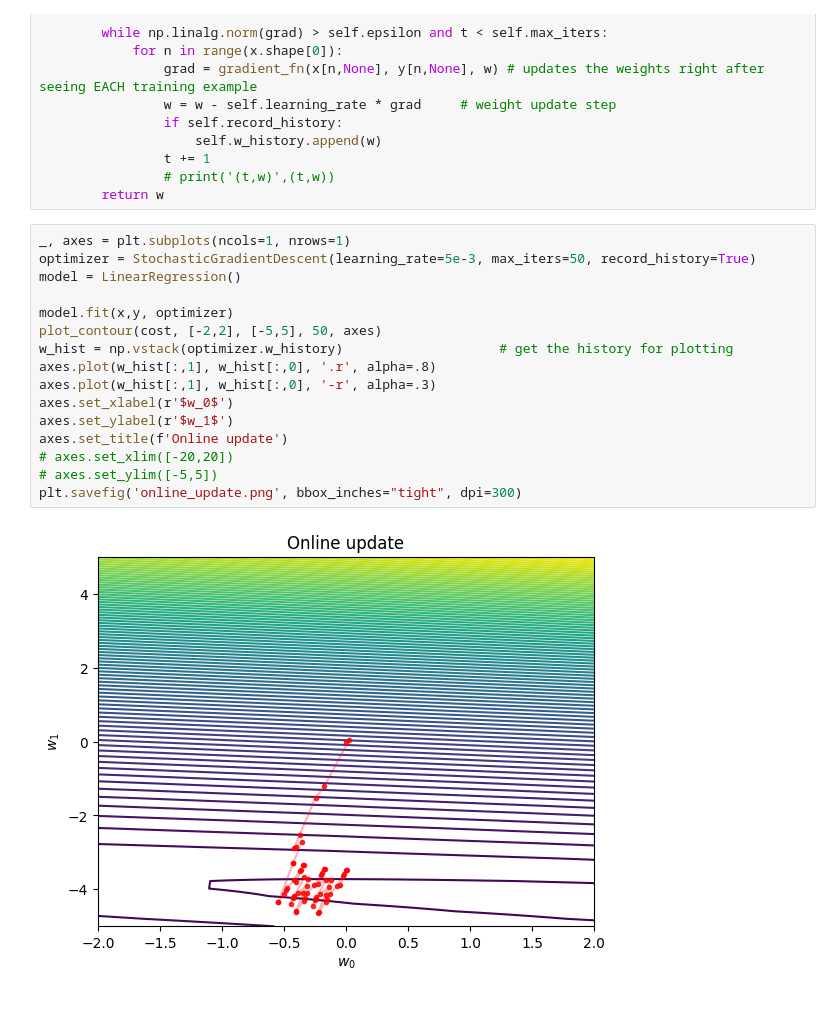
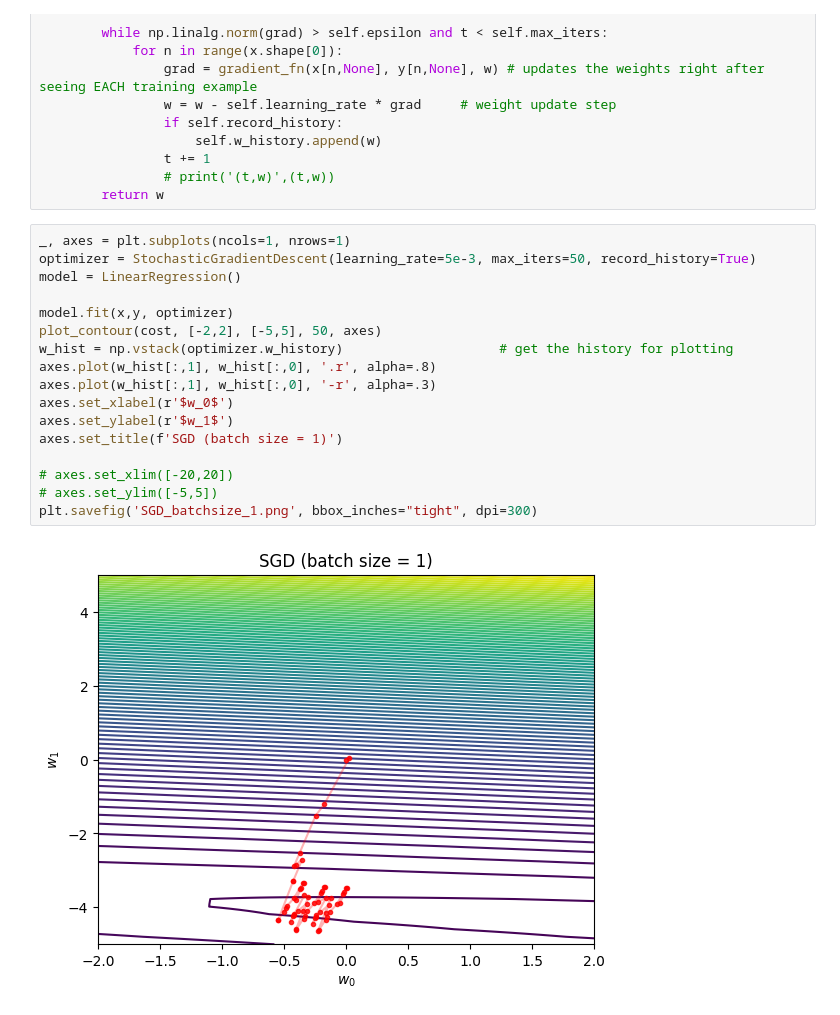
Before and after one commit to ZiyangS/AI_5010_4010_Deep_Learning, a Jupyter notebook: LinearRegression_GD.ipynb, the cells around one changed output. Cells and saved outputs as stored; diff of their text form.

```diff
--- a/LinearRegression_GD.ipynb
+++ b/LinearRegression_GD.ipynb
@@ -331,18 +335,19 @@ class StochasticGradientDescent:
 # %%
 _, axes = plt.subplots(ncols=1, nrows=1)
 optimizer = StochasticGradientDescent(learning_rate=5e-3, max_iters=50, record_history=True)
 model = LinearRegression()
 
 model.fit(x,y, optimizer)
 plot_contour(cost, [-2,2], [-5,5], 50, axes)
 w_hist = np.vstack(optimizer.w_history)                    # get the history for plotting
 axes.plot(w_hist[:,1], w_hist[:,0], '.r', alpha=.8)
 axes.plot(w_hist[:,1], w_hist[:,0], '-r', alpha=.3)
 axes.set_xlabel(r'$w_0$')
 axes.set_ylabel(r'$w_1$')
-axes.set_title(f'Online update')
+axes.set_title(f'SGD (batch size = 1)')
+
 # axes.set_xlim([-20,20])
 # axes.set_ylim([-5,5])
-plt.savefig('online_update.png', bbox_inches="tight", dpi=300)
+plt.savefig('SGD_batchsize_1.png', bbox_inches="tight", dpi=300)
 # %% [output]
-[figure, old version]
+[figure, new version]
```
Also changed, not shown: parts of 2 cells of this notebook, 1 other file.
